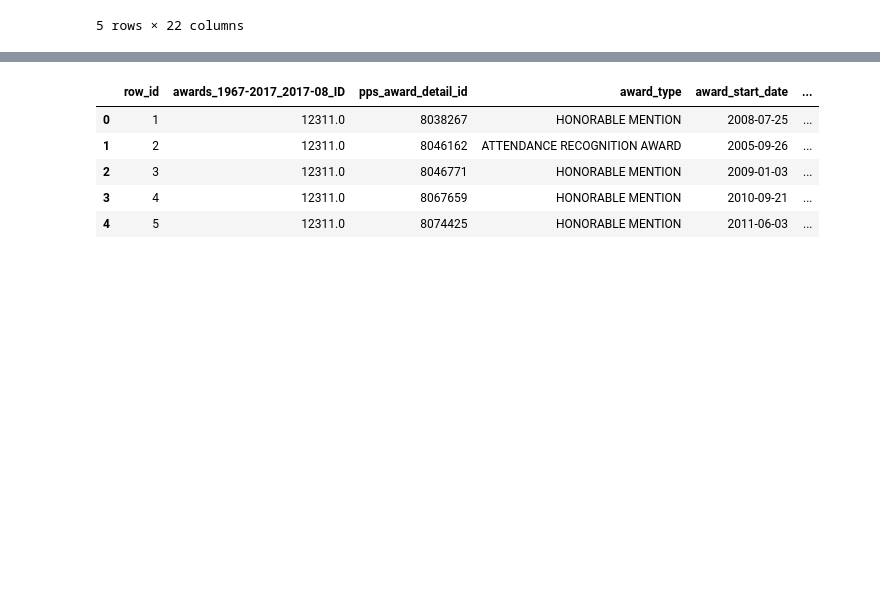
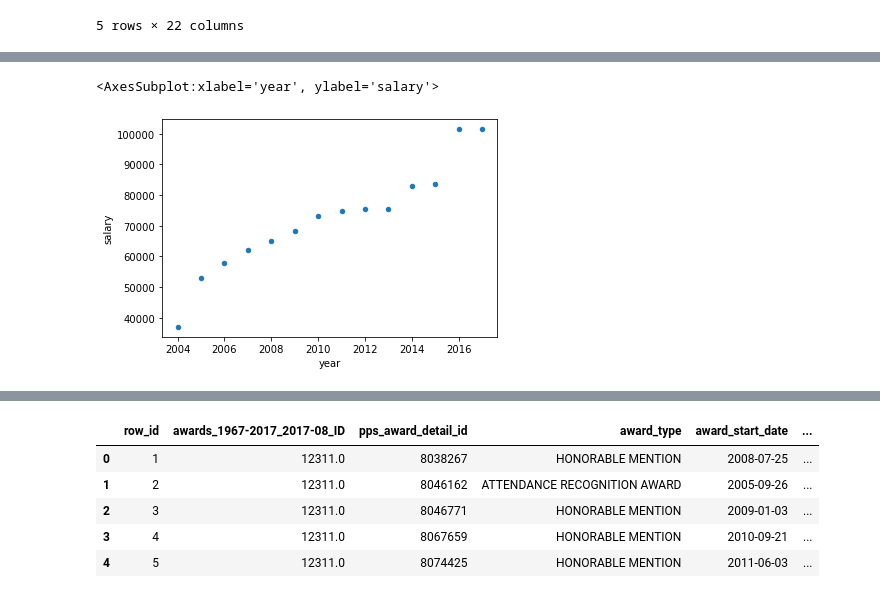
Before and after one commit to lqwdev/The-Freedom-Deer, a Jupyter notebook: Exploration.ipynb, the cells around one changed output, grey strips where cells are left out. Drawn from its saved outputs; the diff is of its cells as text; code cells hidden in the pictures; blank space fills up the shorter version.

Commit message:
more data exploration

```diff
--- a/Exploration.ipynb
+++ b/Exploration.ipynb
@@ -72,3 +66,6 @@ roster.head()
 | 3 | 4 | MALE | BLACK | 49.0 | Y | 1996-07-08 | 9161 | 6.0 | 1.0 | ... |
 | 4 | 5 | MALE | WHITE | 56.0 | Y | 1991-06-19 | 9171 | 6.0 | 1.0 | ... |
 5 rows × 22 columns
+# %%
+sal = pd.read_csv("data/fully-unified-data/salary/salary-ranks_2002-2017_2017-09.csv")
+sal.head()
@@ -74,0 +97,5 @@ roster.head()
+# %%
+sal[sal['link_UID'] == 3978.0].plot.scatter(x='year', y='salary')
+# %% [output]
+<AxesSubplot:xlabel='year', ylabel='salary'>
+[figure, added]
```
Also changed, not shown: parts of 25 cells of this notebook.
